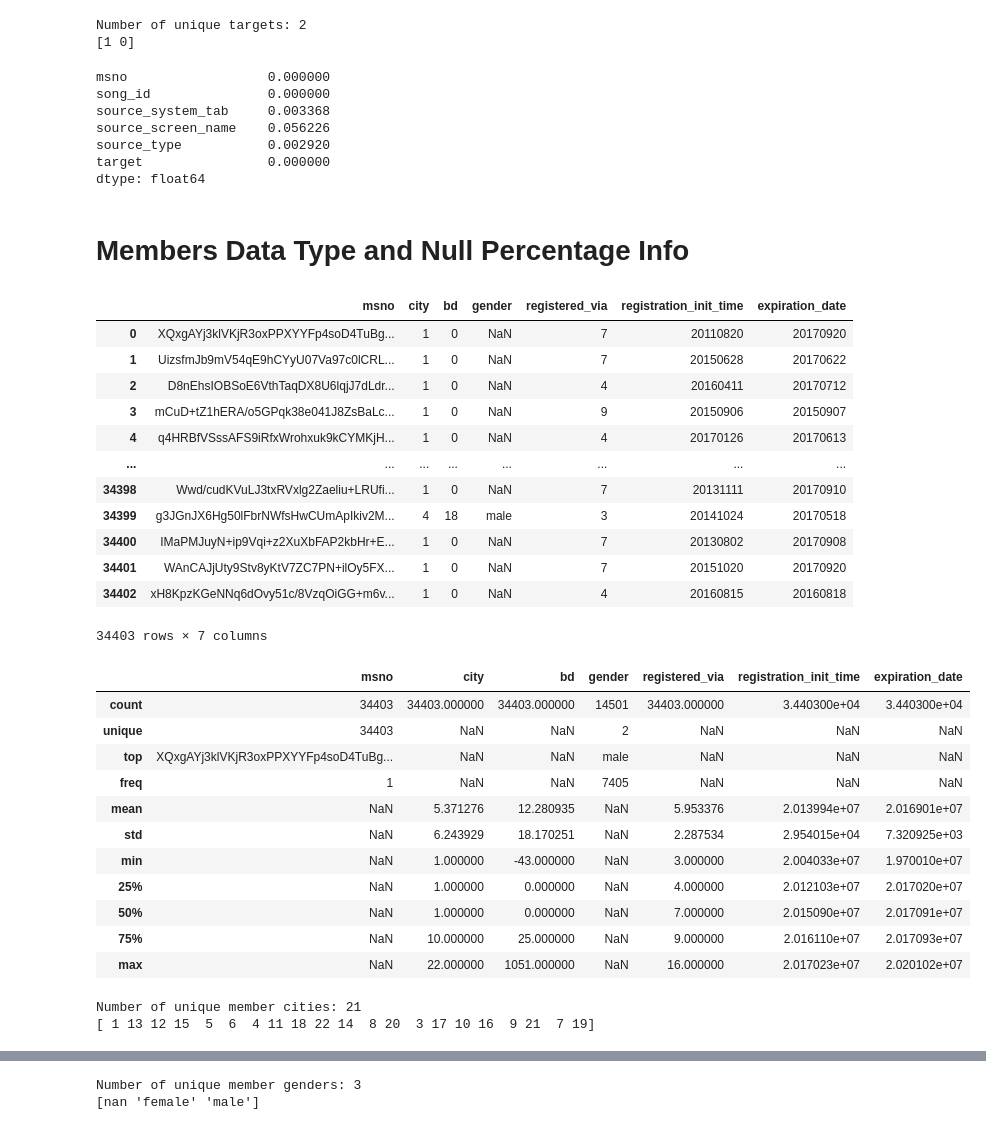
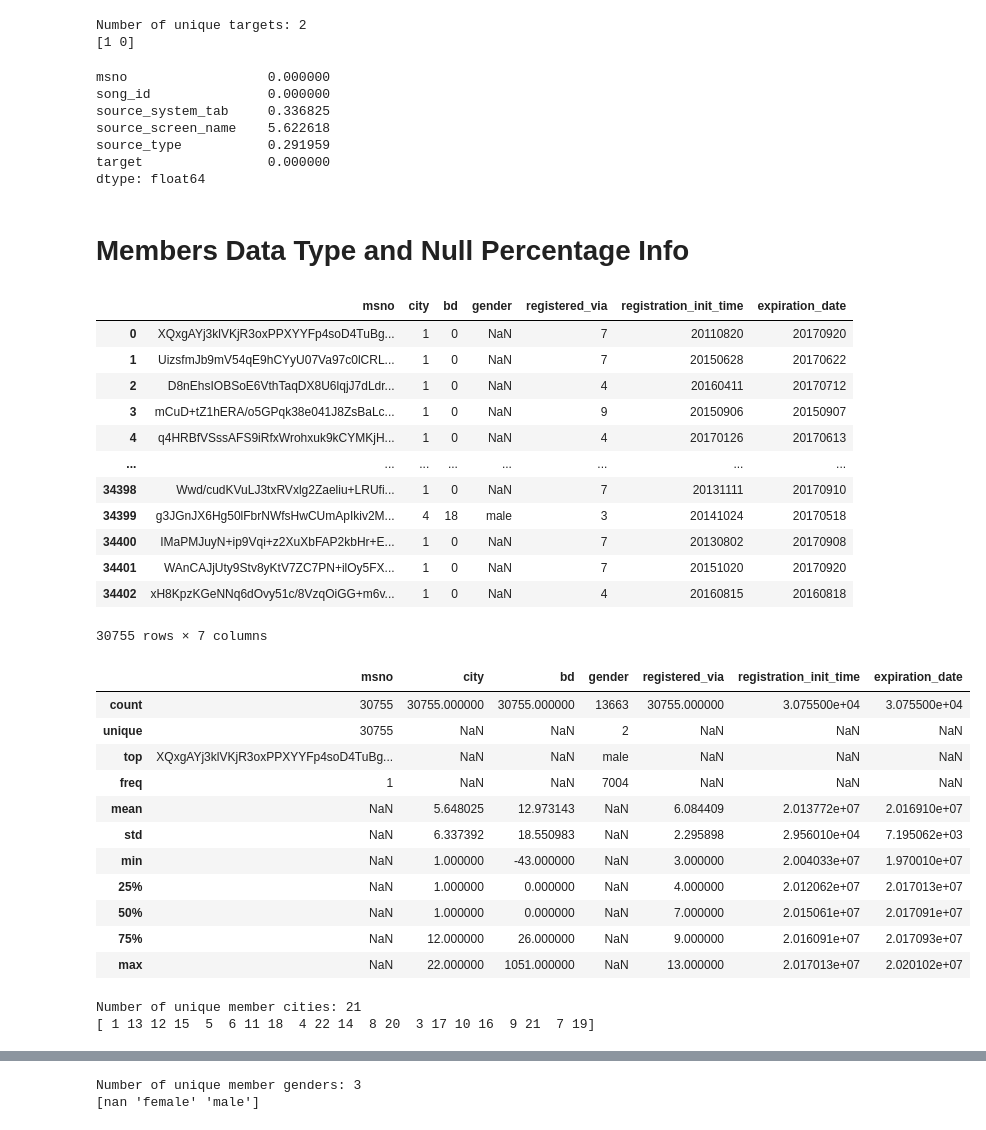
Before and after one commit to jeffgord/RAI-final, a Jupyter notebook: profiling.ipynb, the cells around one changed output, grey strips where cells are left out. Saved outputs shown, nothing was run; the diff lists cells and outputs as text; code cells hidden in the pictures.

```diff
--- a/profiling.ipynb
+++ b/profiling.ipynb
@@ -3,11 +6,11 @@ import pandas as pd
 # %% [markdown]
 # Load Data
 # %%
-df_train = pd.read_csv('data/train.csv')
-df_songs = pd.read_csv('data/songs.csv')
-df_song_extra_info = pd.read_csv('data/song_extra_info.csv')
-df_members = pd.read_csv('data/members.csv')
-df_artists = pd.read_csv('data/artists.csv')
+df_train = pd.read_csv('source_data/train.csv')
+df_songs = pd.read_csv('source_data/songs.csv')
+df_song_extra_info = pd.read_csv('source_data/song_extra_info.csv')
+df_members = pd.read_csv('source_data/members.csv')
+df_artists = pd.read_csv('source_data/artists.csv')
 # %% [markdown]
 # Train Data Type and Null Percentage Info
 # %%
@@ -78,19 +81,20 @@ Number of unique targets: 2
 [1 0]
 # %%
 # missing values
-df_train.isnull().sum() / len(df_train)
+df_train.isnull().sum() / len(df_train) * 100
 # %% [output]
 msno                  0.000000
 song_id               0.000000
-source_system_tab     0.003368
-source_screen_name    0.056226
-source_type           0.002920
+source_system_tab     0.336825
+source_screen_name    5.622618
+source_type           0.291959
 target                0.000000
 dtype: float64
 # %% [markdown]
 # Members Data Type and Null Percentage Info
 # %%
-df_members
+members_filtered = df_members[df_members['msno'].isin(df_train['msno'].unique())]
+members_filtered
 # %% [output]
 |  | msno | city | bd | gender | registered_via | registration_init_time | expiration_date |
 | 0 | XQxgAYj3klVKjR3oxPPXYYFp4soD4TuBg... | 1 | 0 | NaN | 7 | 20110820 | 20170920 |
@@ -104,26 +108,26 @@ df_members
 | 34400 | IMaPMJuyN+ip9Vqi+z2XuXbFAP2kbHr+E... | 1 | 0 | NaN | 7 | 20130802 | 20170908 |
 | 34401 | WAnCAJjUty9Stv8yKtV7ZC7PN+ilOy5FX... | 1 | 0 | NaN | 7 | 20151020 | 20170920 |
 | 34402 | xH8KpzKGeNNq6dOvy51c/8VzqOiGG+m6v... | 1 | 0 | NaN | 4 | 20160815 | 20160818 |
-34403 rows × 7 columns
+30755 rows × 7 columns
 # %%
-df_members.describe(include='all')
+members_filtered.describe(include='all')
 # %% [output]
 |  | msno | city | bd | gender | registered_via | registration_init_time | expiration_date |
-| count | 34403 | 34403.000000 | 34403.000000 | 14501 | 34403.000000 | 3.440300e+04 | 3.440300e+04 |
-| unique | 34403 | NaN | NaN | 2 | NaN | NaN | NaN |
+| count | 30755 | 30755.000000 | 30755.000000 | 13663 | 30755.000000 | 3.075500e+04 | 3.075500e+04 |
+| unique | 30755 | NaN | NaN | 2 | NaN | NaN | NaN |
 | top | XQxgAYj3klVKjR3oxPPXYYFp4soD4TuBg... | NaN | NaN | male | NaN | NaN | NaN |
-| freq | 1 | NaN | NaN | 7405 | NaN | NaN | NaN |
-| mean | NaN | 5.371276 | 12.280935 | NaN | 5.953376 | 2.013994e+07 | 2.016901e+07 |
-| std | NaN | 6.243929 | 18.170251 | NaN | 2.287534 | 2.954015e+04 | 7.320925e+03 |
+| freq | 1 | NaN | NaN | 7004 | NaN | NaN | NaN |
+| mean | NaN | 5.648025 | 12.973143 | NaN | 6.084409 | 2.013772e+07 | 2.016910e+07 |
+| std | NaN | 6.337392 | 18.550983 | NaN | 2.295898 | 2.956010e+04 | 7.195062e+03 |
 | min | NaN | 1.000000 | -43.000000 | NaN | 3.000000 | 2.004033e+07 | 1.970010e+07 |
-| 25% | NaN | 1.000000 | 0.000000 | NaN | 4.000000 | 2.012103e+07 | 2.017020e+07 |
-| 50% | NaN | 1.000000 | 0.000000 | NaN | 7.000000 | 2.015090e+07 | 2.017091e+07 |
-| 75% | NaN | 10.000000 | 25.000000 | NaN | 9.000000 | 2.016110e+07 | 2.017093e+07 |
-| max | NaN | 22.000000 | 1051.000000 | NaN | 16.000000 | 2.017023e+07 | 2.020102e+07 |
+| 25% | NaN | 1.000000 | 0.000000 | NaN | 4.000000 | 2.012062e+07 | 2.017013e+07 |
+| 50% | NaN | 1.000000 | 0.000000 | NaN | 7.000000 | 2.015061e+07 | 2.017091e+07 |
+| 75% | NaN | 12.000000 | 26.000000 | NaN | 9.000000 | 2.016091e+07 | 2.017093e+07 |
+| max | NaN | 22.000000 | 1051.000000 | NaN | 13.000000 | 2.017013e+07 | 2.020102e+07 |
 # %%
-member_cities = df_members['city'].unique()
+member_cities = members_filtered['city'].unique()
 print("Number of unique member cities:", len(member_cities))
 print(member_cities)
 # %% [output]
 Number of unique member cities: 21
-[ 1 13 12 15  5  6  4 11 18 22 14  8 20  3 17 10 16  9 21  7 19]
+[ 1 13 12 15  5  6 11 18  4 22 14  8 20  3 17 10 16  9 21  7 19]
```
Also changed, not shown: parts of 38 cells of this notebook, 1 other file.
